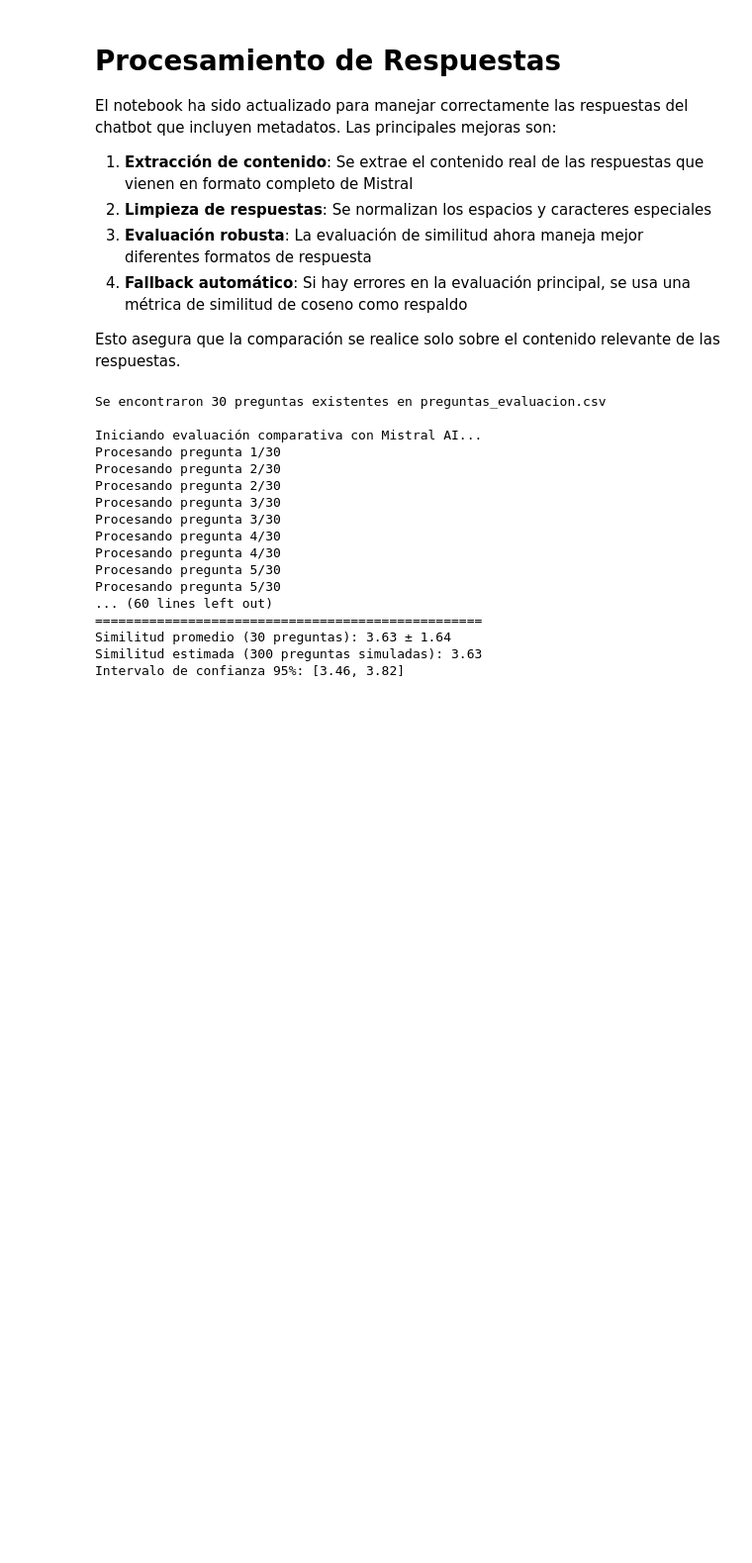
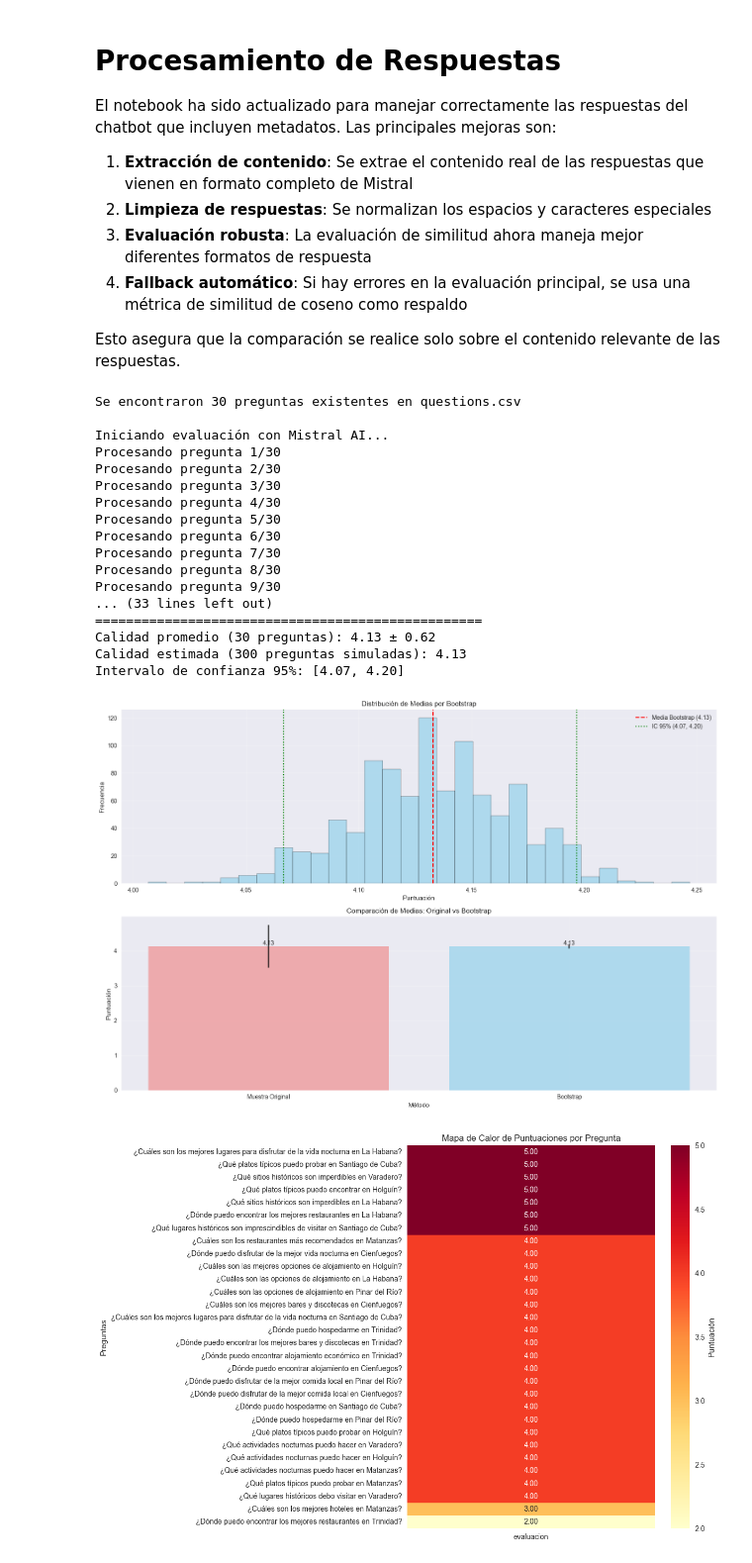
Before and after one commit to ClaudiaHdezPerez/GPTur, a Jupyter notebook: src/experiments/comparison.ipynb, the cells around one changed output. Shown at 99% size. Cells and saved outputs as stored; diff of their text form; code cells hidden in the pictures; blank space fills up the shorter version.

Commit message:
feat/added experimentation evaluating responses according to Mistral AI as topic expert

```diff
--- a/src/experiments/comparison.ipynb
+++ b/src/experiments/comparison.ipynb
@@ -325,40 +257,43 @@ def run_evaluation(corpus_path='corpus.json', n_questions=30):
 # %%
 # 5. Evaluación de similitud semántica
-def evaluate_similarity(response_a, response_b):
-    """Evalúa la similitud semántica entre dos respuestas"""
+def calculate_precision(query, response):
+    """Evalúa la puntuacion respuestas"""
     prompt = f"""
-    Como experto en evaluación de similitud semántica, analiza estas dos respuestas sobre turismo en Cuba:
+    Como experto en turismo en Cuba, analiza esta respuesta a la pregunta dada sobre turismo en Cuba:
 
-    Respuesta 1: {response_a}
-    Respuesta 2: {response_b}
+    Pregunta: {query}
+    Respuesta: {response}
 
-    Evalúa la similitud considerando:
+    Evalúa considerando:
     1. Precisión de la información
     2. Coherencia y relevancia
     3. Cobertura del tema
     4. Calidad de las recomendaciones
+    5. Ajuste a la pregunta realizada
 
     Asigna una puntuación:
-    - 0-2: Respuestas totalmente diferentes o contradictorias
-    - 3-4: Algunas similitudes pero mayormente diferentes
-    - 5-6: Similitud moderada, información parcialmente compartida
-    - 7-8: Alta similitud en contenido y enfoque
-    - 9-10: Prácticamente idénticas en significado y valor informativo
+    - 0: Respuesta totalmente errónea
+    - 1: Mucha alucinación e invención, pero pocos datos reales
+    - 2: Alguna parte de la información es real y cierta, aunque sigue alucinando
+    - 3: Bastante de lo que dice es cierto, pero le falta calidad en la respuesta
+    - 4: Mucho de lo que dice es cierto, tiene buenas recomendaciones, pero aún necesita abarcar un poco más
+    - 5: Todo o casi todo tiene sentido, es cierto y además es bastante completa la información, incluyendo
+    recomendaciones buenas
 
-    Devuelve SOLO un número entre 0 y 10.
+    Devuelve SOLO un número entre 0 y 5.
     """
 
     try:
         response = client.chat(
             model="mistral-large-latest",
-            messages=[ChatMessage(role="user", content=prompt)]
+            messages=[ChatMessage(role="user", content=prompt)],
             max_tokens=10
         )
         return float(response.choices[0].message.content.strip())
     except:
         # Fallback: similitud de coseno básica
         from sklearn.feature_extraction.text import TfidfVectorizer
-        vectorizer = TfidfVectorizer().fit_transform([response_a, response_b])
+        vectorizer = TfidfVectorizer().fit_transform([response])
         return ((vectorizer * vectorizer.T).A[0,1] * 10)
 # %%
 # 7. Flujo principal de evaluación
@@ -477,23 +424,25 @@ def run_evaluation(corpus_path='corpus.json', n_questions=30):
 # %%
 # Ejecutar la evaluación
 # NOTA: La primera ejecución genera el CSV para respuestas manuales
 # La segunda ejecución (después de completar el CSV) realiza la evaluación completa
-results, analysis = run_evaluation(corpus_path='../data/processed/normalized_data.json', n_questions=30)
+results, analysis = run_evaluation(corpus_path='../data/processed/normalized_data.json', n_questions=4)
 # %% [output]
-Se encontraron 30 preguntas existentes en preguntas_evaluacion.csv
+Se encontraron 30 preguntas existentes en questions.csv
 
-Iniciando evaluación comparativa con Mistral AI...
+Iniciando evaluación con Mistral AI...
 Procesando pregunta 1/30
 Procesando pregunta 2/30
-Procesando pregunta 2/30
-Procesando pregunta 3/30
 Procesando pregunta 3/30
 Procesando pregunta 4/30
-Procesando pregunta 4/30
 Procesando pregunta 5/30
-Procesando pregunta 5/30
-... (60 lines left out)
+Procesando pregunta 6/30
+Procesando pregunta 7/30
+Procesando pregunta 8/30
+Procesando pregunta 9/30
+... (33 lines left out)
 ==================================================
-Similitud promedio (30 preguntas): 3.63 ± 1.64
-Similitud estimada (300 preguntas simuladas): 3.63
-Intervalo de confianza 95%: [3.46, 3.82]
+Calidad promedio (30 preguntas): 4.13 ± 0.62
+Calidad estimada (300 preguntas simuladas): 4.13
+Intervalo de confianza 95%: [4.07, 4.20]
+[figure, added]
+[figure, added]
```
Also changed, not shown: parts of 10 cells of this notebook, 10 other files.
